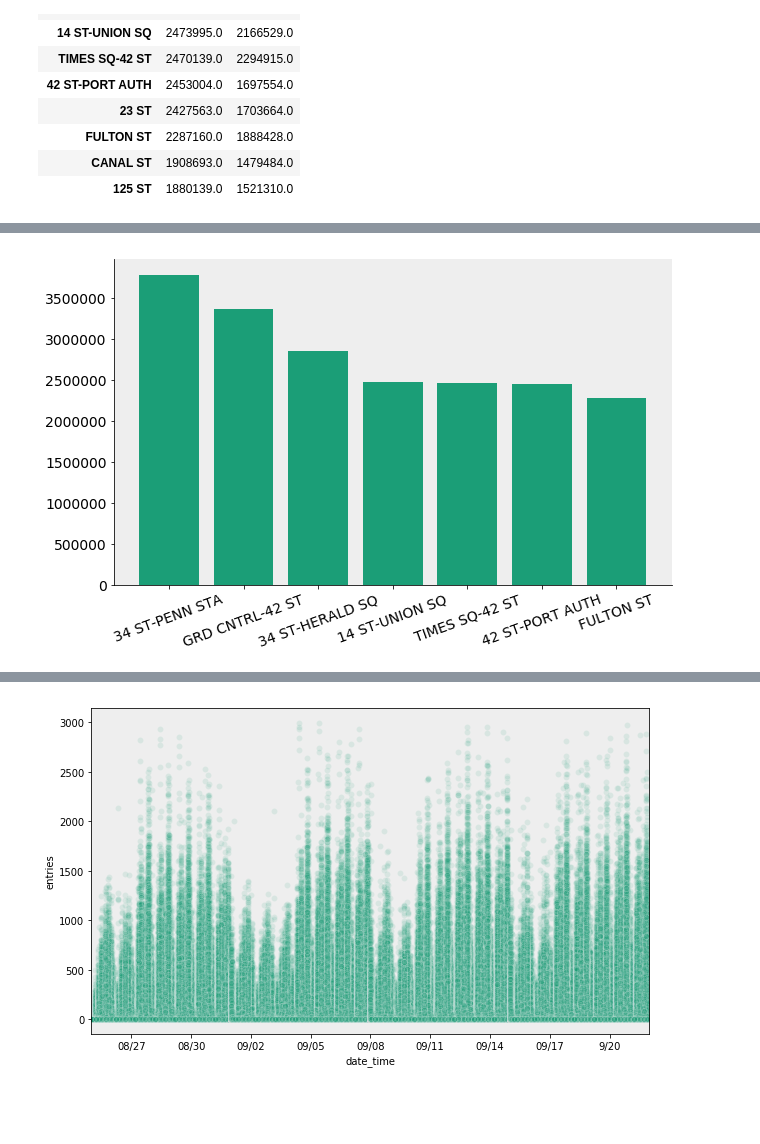
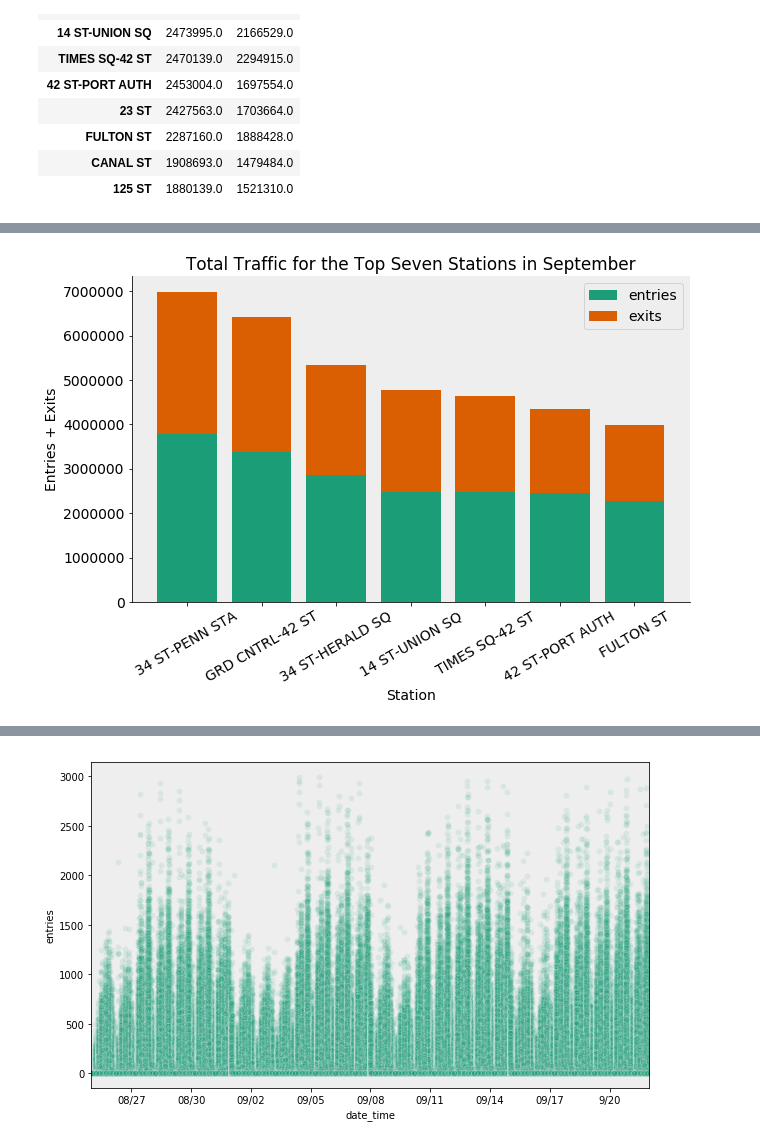
Before and after one commit to DimitriTheoharatos/ProjectBenson, a Jupyter notebook: MTA_EDA_Dimitri-v2.ipynb, the cells around one changed output, grey strips where cells are left out. Cells and saved outputs as stored; diff of their text form; code cells hidden in the pictures; blank space fills up the shorter version.

Commit message:
stations with demographics

```diff
--- a/MTA_EDA_Dimitri-v2.ipynb
+++ b/MTA_EDA_Dimitri-v2.ipynb
@@ -284,12 +299,22 @@ sorted_station_exits = sorted_station_exits.drop(['23 ST', 'CANAL ST', '125 ST']
 # %%
 rcParams['figure.figsize'] = (10, 6)
 rcParams['font.size'] = 14
 
+plt.figure()
+plt.bar(range(len(sorted_station_entries.index[0:7])), \
+        sorted_station_entries.entries[0:7], label = 'entries',\
+       tick_label = sorted_station_entries.index[0:7])
 
-plt.bar(range(len(sorted_station_entries.index[0:7])), \
-        sorted_station_entries.entries[0:7], \
-        tick_label = sorted_station_entries.index[0:7])
-plt.xticks(rotation = 20)
+plt.bar(range(len(sorted_station_exits.index[0:7])), \
+        sorted_station_exits.exits[0:7],\
+        bottom = sorted_station_entries.entries[0:7],\
+        tick_label = sorted_station_entries.index[0:7],\
+       label = 'exits')
+plt.xticks(rotation = 30)
+plt.legend()
+plt.xlabel('Station')
+plt.ylabel('Entries + Exits')
+plt.title('Total Traffic for the Top Seven Stations in September')
 remove_border()
 # %% [output]
-[figure, old version]
+[figure, new version]
```
Also changed, not shown: parts of 53 cells of this notebook.
